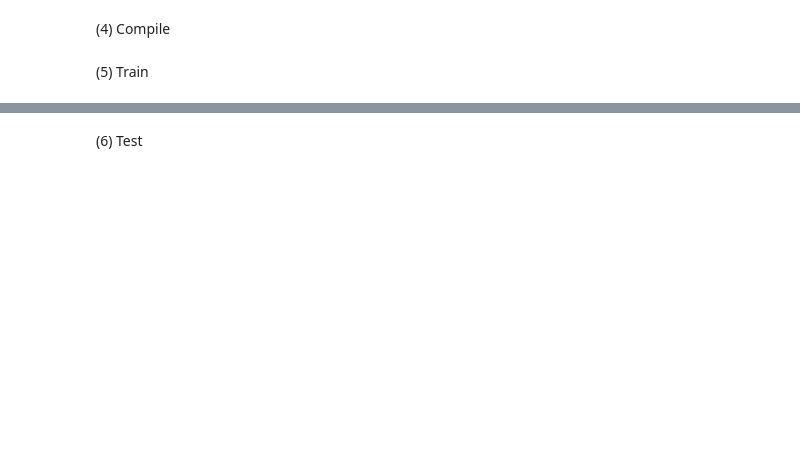
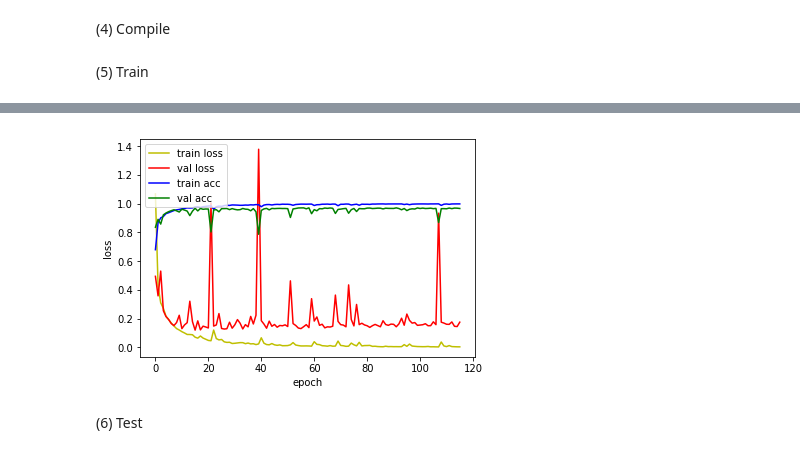
Before and after one commit to BbChip0103/sf_word_recog_research, a Jupyter notebook: SampleCNN_SGD.ipynb, the cells around one changed output, grey strips where cells are left out. Saved outputs shown, nothing was run; the diff lists cells and outputs as text; code cells hidden in the pictures; blank space fills up the shorter version.

Commit message:
Test Complete SampleCNN and SampleCNN_SGD

```diff
--- a/SampleCNN_SGD.ipynb
+++ b/SampleCNN_SGD.ipynb
@@ -108,13 +91,13 @@ model=Sequential()
 
 # Layer 1
 model.add(Conv1D (kernel_size=3, filters=128, strides=3, padding='valid',
-                  kernel_initializer='he_uniform', input_shape=x_train.shape[1:]))
+                  kernel_initializer='he_uniform', input_shape=input_shape))
 model.add(BatchNormalization())
 model.add(Activation('relu'))
 
 # Layer 2
 model.add(Conv1D (kernel_size=3, filters=128, padding='same', kernel_initializer='he_uniform'))
-model.add(BatchNormalization())
+model.add(BatchNormalization())c.NotebookApp.allow_remote_access = True
 model.add(Activation('relu'))
 model.add(MaxPooling1D(pool_size=3, strides=3))
 
@@ -171,6 +154,6 @@ model.add(Dropout(0.5))
 model.add(Flatten())
 
 # Layer 12
-model.add(Dense(16))
+model.add(Dense(output_size))
 model.add(Activation('softmax'))
 model.summary()
@@ -183,7 +184,7 @@ model.compile(loss='categorical_crossentropy',
 # %% [markdown]
 (5) Train
 # %%
-model_path = 'model/checkpoint/SampleCNN_8_conv_checkpoint/'
+model_path = 'model/checkpoint/SampleCNN_8_conv_SGD_checkpoint/'
 os.makedirs(model_path, exist_ok=True)
 model_filename = model_path+'{epoch:03d}-{val_loss:.4f}.hdf5'
 checkpointer = ModelCheckpoint(filepath = model_filename, monitor = "val_loss", verbose=1, save_best_only=True)
@@ -196,18 +215,20 @@ hist = model.fit(x_train_abs, y_train_onehot, batch_size=64, epochs=10000,
 # %%
 fig, ax = plt.subplots()
 ax.plot(hist.history['loss'], 'y', label='train loss')
 ax.plot(hist.history['val_loss'], 'r', label='val loss')
 ax.plot(hist.history['acc'], 'b', label='train acc')
 ax.plot(hist.history['val_acc'], 'g', label='val acc')
 ax.set_xlabel('epoch')
 ax.set_ylabel('loss')
 ax.legend(loc='upper left')
 plt.show()
 
 png_path = 'visualization/learning_curve/'
-filename = 'SampleCNN_8_conv'+'.png'
+filename = 'SampleCNN_8_conv_SGD'+'.png'
 os.makedirs(png_path, exist_ok=True)
 fig.savefig(png_path+filename, transparent=True)
+# %% [output]
+[figure, added]
 # %%
 del model
 # %% [markdown]
```
Also changed, not shown: parts of 6 cells of this notebook, 1 other file.
